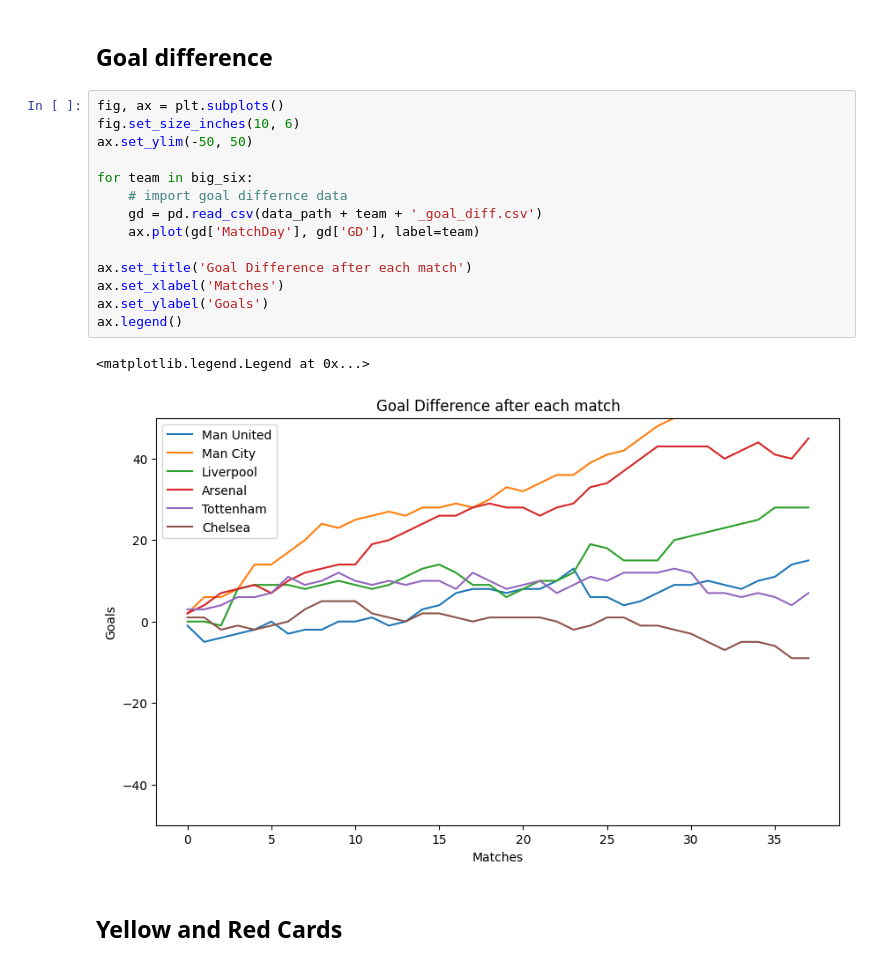
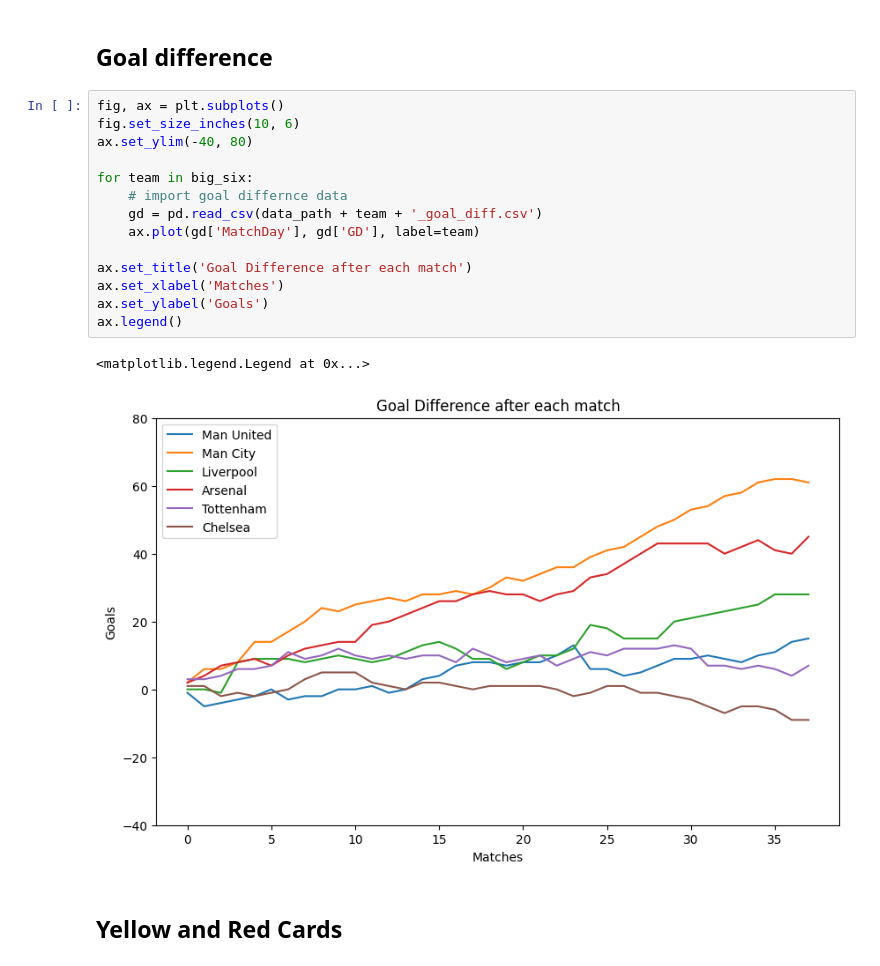
Before and after one commit to heraldjose10/pl_visualisation, a Jupyter notebook: notebooks/Plots.ipynb, the cells around one changed output. Saved outputs shown, nothing was run; the diff lists cells and outputs as text.

```diff
--- a/notebooks/Plots.ipynb
+++ b/notebooks/Plots.ipynb
@@ -13,20 +13,20 @@ big_six_colors = ['#DA291C', '#6CABDD', '#C8102E', '#DB0007', '#132257', '#03469
 # %%
 fig, ax = plt.subplots()
 fig.set_size_inches(10, 6)
-ax.set_ylim(-50, 50)
+ax.set_ylim(-40, 80)
 
 for team in big_six:
     # import goal differnce data
     gd = pd.read_csv(data_path + team + '_goal_diff.csv')
     ax.plot(gd['MatchDay'], gd['GD'], label=team)
 
 ax.set_title('Goal Difference after each match')
 ax.set_xlabel('Matches')
 ax.set_ylabel('Goals')
 ax.legend()
 # %% [output]
 <matplotlib.legend.Legend at 0x...>
-[figure, old version]
+[figure, new version]
 # %% [markdown]
 ## Yellow and Red Cards
 # %%
```
Also changed, not shown: parts of 4 cells of this notebook, 2 other files.
